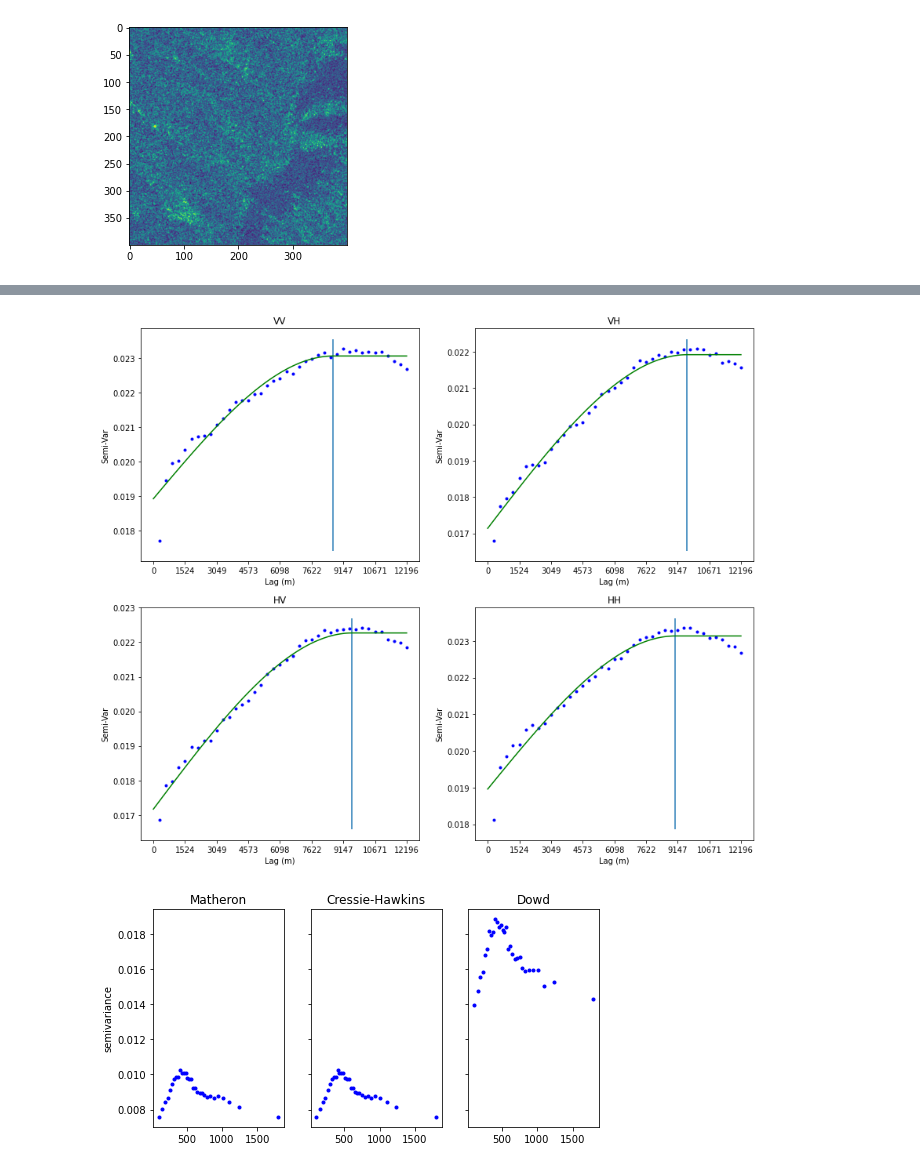
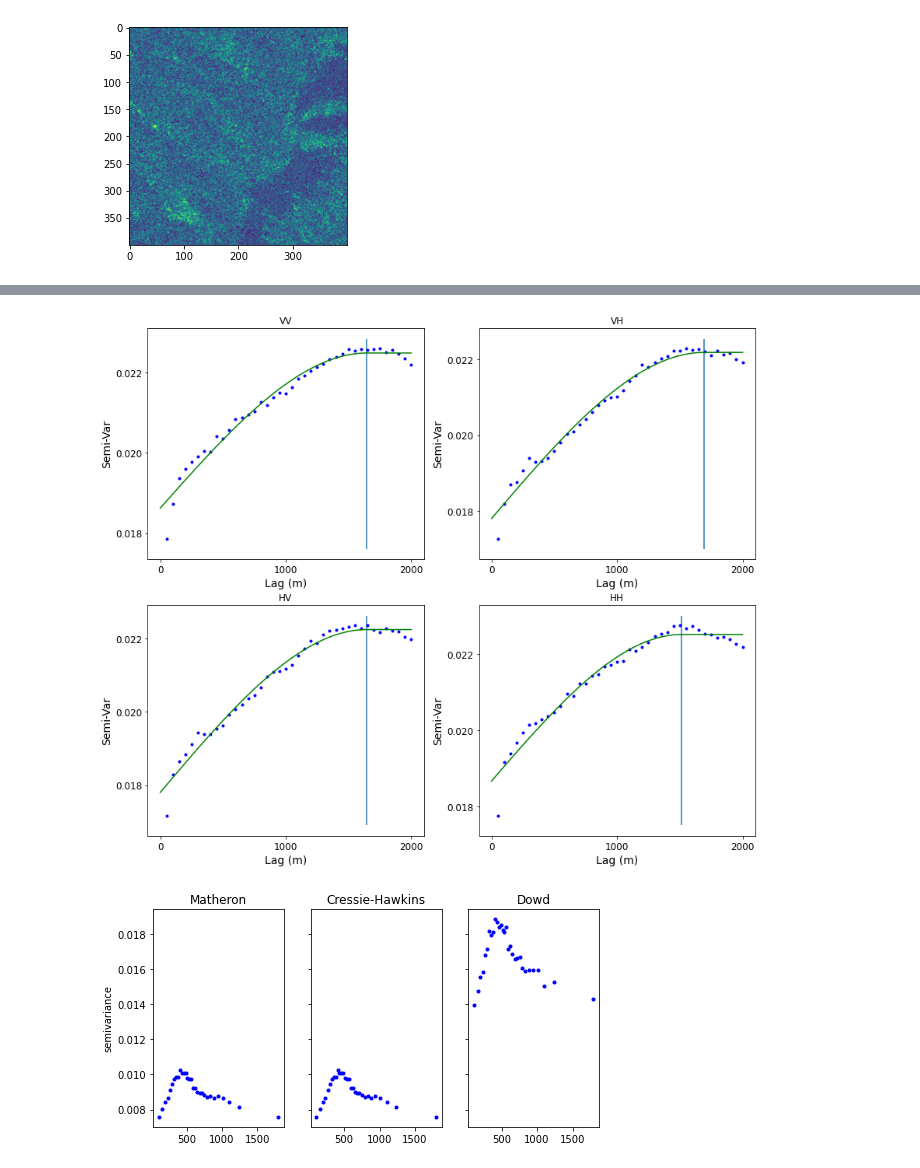
Before and after one commit to ZachHoppinen/uavsar, a Jupyter notebook: src/Variograms.ipynb, the cells around one changed output, grey strips where cells are left out. Saved outputs shown, nothing was run; the diff lists cells and outputs as text; code cells hidden in the pictures.

```diff
--- a/src/Variograms.ipynb
+++ b/src/Variograms.ipynb
@@ -81,36 +79,39 @@ fig.update_layout(
 # %%
 backend('matplotlib')
 pols = ['VV','VH','HV','HH']
 m_pix = (float(sub.attrs['slt.row_mult'].replace(' m/pixel',''))+float(sub.attrs['slt.col_mult'].replace(' m/pixel','')))/2
 
 fig, ax = plt.subplots(2,2, figsize=(14, 12))
 
 for i, pol in enumerate(pols):
     coords = np.array((x_samp,y_samp)).T
     coords = np.array((ix,iy)).T
     values = sub[f'{pol}-cor'].values[ix, iy]
     ix_nan = np.isnan(values)
     values = values[~ix_nan]
     coords = coords[~ix_nan]
     V = skg.Variogram(coordinates=coords, values=values, estimator = 'matheron', use_nugget = True, n_lags = 40, maxlag = 2000)
     axe = ax.flatten()[i]
     fig = V.plot(axes=axe, hist=False, grid = False)
 
-    axe.set_xticklabels(axe.get_xticks())
+    # axe.set_xticklabels(axe.get_xticks())
 
-    labels = [item.get_text() for item in axe.get_xticklabels()]
-    labels = [(str(round(int(float(label.replace('−','-'))*m_pix),2))) for label in labels]
-    axe.set_xticklabels(labels)
-    axe.set_xlabel('Lag (m)')
-    axe.set_ylabel('Semi-Var')
+    # labels = [item.get_text() for item in axe.get_xticklabels()]
+    # labels = [(str(round(int(float(label.replace('−','-'))*m_pix),2))) for label in labels]
+    # axe.set_xticklabels(labels)
+    axe.set_xlabel('Lag (m)', size = 14)
+    axe.set_ylabel('Semi-Var', size = 14)
     axe.set_title(pol)
 
     range_val = V.describe()['effective_range']
     axe.vlines(range_val, axe.get_ylim()[0] , axe.get_ylim()[1])
+    axe.locator_params(nbins=4)
+    axe.tick_params(axis='both', which='major', labelsize=12)
+
 plt.savefig('../figures/var-pols.png')
 plt.show()
 # %% [output]
-[figure, old version]
+[figure, new version]
 # %%
 fig, _a = plt.subplots(1, 3, figsize=(8,4), sharey=True)
 
```
Also changed, not shown: parts of 1 cell of this notebook, 7 other files.
